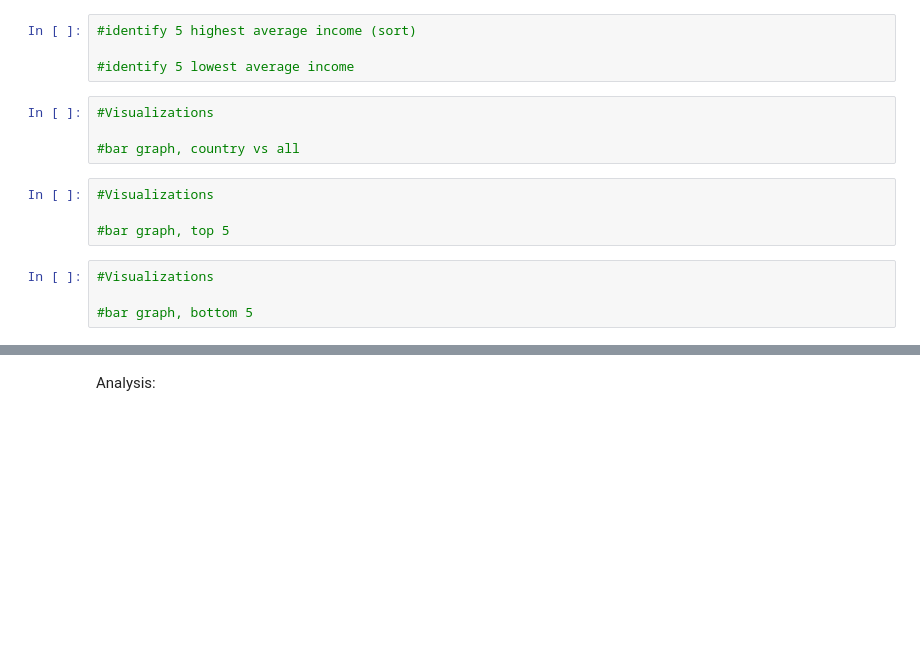
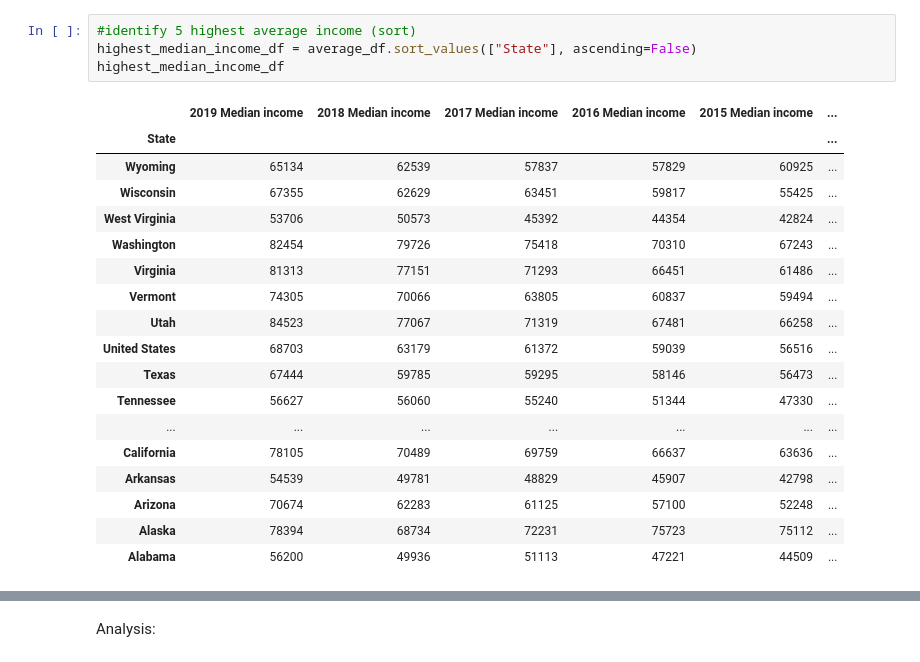
Before and after one commit to josh-acampado/dumbledores_platoon, a Jupyter notebook: Median Income by State.ipynb, the cells around one changed output, grey strips where cells are left out. Drawn from its saved outputs; the diff is of its cells as text; blank space fills up the shorter version.

```diff
--- a/Median Income by State.ipynb
+++ b/Median Income by State.ipynb
@@ -21,16 +116,23 @@
 # %%
 #identify 5 highest average income (sort)
-
-#identify 5 lowest average income
+highest_median_income_df = average_df.sort_values(["State"], ascending=False)
+highest_median_income_df
+# %% [output]
+|  | 2019 Median income | 2018 Median income | 2017 Median income | 2016 Median income | 2015 Median income | ... |
+| State |  |  |  |  |  | ... |
+| Wyoming | 65134 | 62539 | 57837 | 57829 | 60925 | ... |
+| Wisconsin | 67355 | 62629 | 63451 | 59817 | 55425 | ... |
+| West Virginia | 53706 | 50573 | 45392 | 44354 | 42824 | ... |
+| Washington | 82454 | 79726 | 75418 | 70310 | 67243 | ... |
+| Virginia | 81313 | 77151 | 71293 | 66451 | 61486 | ... |
+| Vermont | 74305 | 70066 | 63805 | 60837 | 59494 | ... |
+| Utah | 84523 | 77067 | 71319 | 67481 | 66258 | ... |
+| United States | 68703 | 63179 | 61372 | 59039 | 56516 | ... |
+| Texas | 67444 | 59785 | 59295 | 58146 | 56473 | ... |
+| Tennessee | 56627 | 56060 | 55240 | 51344 | 47330 | ... |
+| ... | ... | ... | ... | ... | ... | ... |
+| California | 78105 | 70489 | 69759 | 66637 | 63636 | ... |
+| Arkansas | 54539 | 49781 | 48829 | 45907 | 42798 | ... |
+| Arizona | 70674 | 62283 | 61125 | 57100 | 52248 | ... |
+| Alaska | 78394 | 68734 | 72231 | 75723 | 75112 | ... |
+| Alabama | 56200 | 49936 | 51113 | 47221 | 44509 | ... |
-# %%
-#Visualizations
-
-#bar graph, country vs all
-# %%
-#Visualizations
-
-#bar graph, top 5
-# %%
-#Visualizations
-
-#bar graph, bottom 5
```
Also changed, not shown: parts of 11 cells of this notebook.
